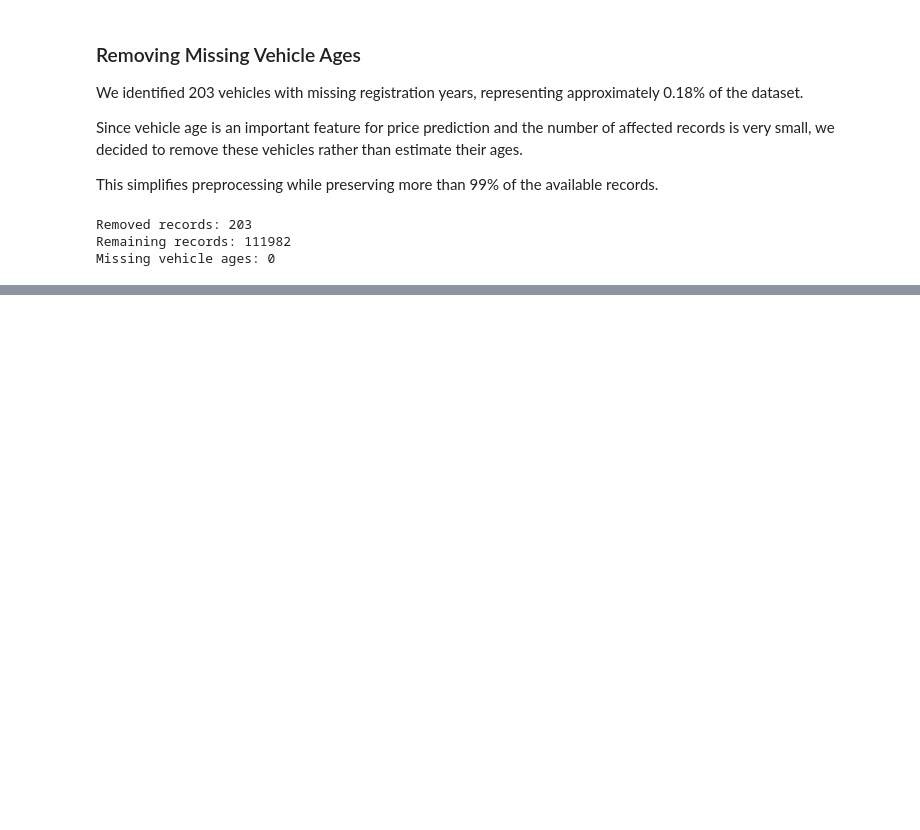
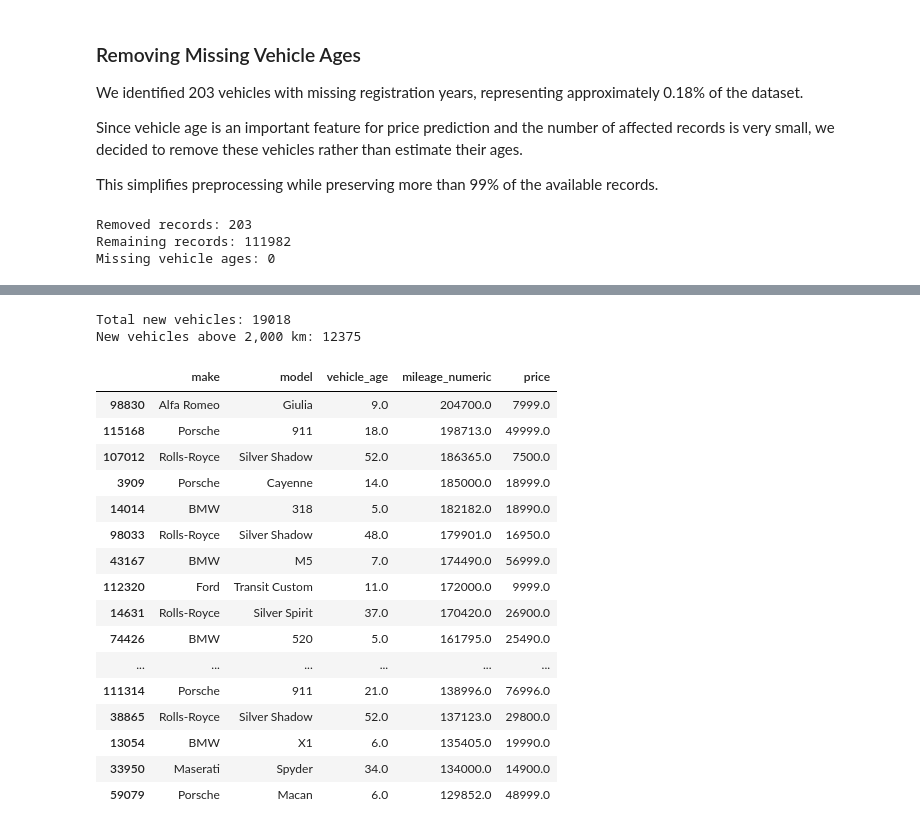
Before and after one commit to FranciscoVieira10/car-price-prediction, a Jupyter notebook: notebooks/02_data_preprocessing.ipynb, the cells around one changed output, grey strips where cells are left out. Cells and saved outputs as stored; diff of their text form; code cells hidden in the pictures; blank space fills up the shorter version.

```diff
--- a/notebooks/02_data_preprocessing.ipynb
+++ b/notebooks/02_data_preprocessing.ipynb
@@ -425,0 +434,29 @@ Missing vehicle ages: 0
+# %%
+new_high_mileage = (df_clean["is_used"] == False) & (df_clean["mileage_numeric"] > 2000)
+
+print("Total new vehicles:", (df_clean["is_used"] == False).sum())
+print("New vehicles above 2,000 km:", new_high_mileage.sum())
+
+df_clean.loc[new_high_mileage, "mileage_numeric"].describe()
+
+df_clean.loc[new_high_mileage, ["make", "model", "vehicle_age", "mileage_numeric", "price"]].sort_values("mileage_numeric", ascending=False).head(20)
+# %% [output]
+Total new vehicles: 19018
+New vehicles above 2,000 km: 12375
+|  | make | model | vehicle_age | mileage_numeric | price |
+| 98830 | Alfa Romeo | Giulia | 9.0 | 204700.0 | 7999.0 |
+| 115168 | Porsche | 911 | 18.0 | 198713.0 | 49999.0 |
+| 107012 | Rolls-Royce | Silver Shadow | 52.0 | 186365.0 | 7500.0 |
+| 3909 | Porsche | Cayenne | 14.0 | 185000.0 | 18999.0 |
+| 14014 | BMW | 318 | 5.0 | 182182.0 | 18990.0 |
+| 98033 | Rolls-Royce | Silver Shadow | 48.0 | 179901.0 | 16950.0 |
+| 43167 | BMW | M5 | 7.0 | 174490.0 | 56999.0 |
+| 112320 | Ford | Transit Custom | 11.0 | 172000.0 | 9999.0 |
+| 14631 | Rolls-Royce | Silver Spirit | 37.0 | 170420.0 | 26900.0 |
+| 74426 | BMW | 520 | 5.0 | 161795.0 | 25490.0 |
+| ... | ... | ... | ... | ... | ... |
+| 111314 | Porsche | 911 | 21.0 | 138996.0 | 76996.0 |
+| 38865 | Rolls-Royce | Silver Shadow | 52.0 | 137123.0 | 29800.0 |
+| 13054 | BMW | X1 | 6.0 | 135405.0 | 19990.0 |
+| 33950 | Maserati | Spyder | 34.0 | 134000.0 | 14900.0 |
+| 59079 | Porsche | Macan | 6.0 | 129852.0 | 48999.0 |
```
Also changed, not shown: parts of 16 cells of this notebook.
